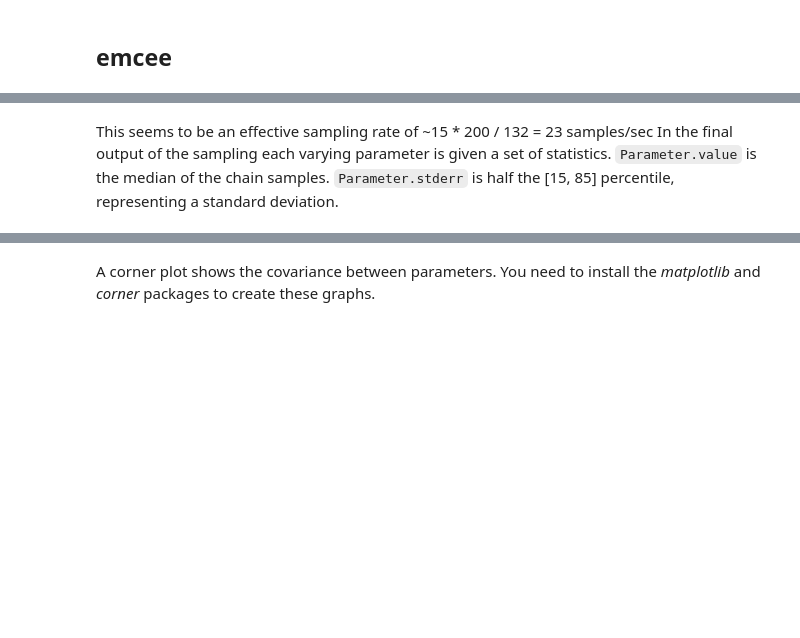
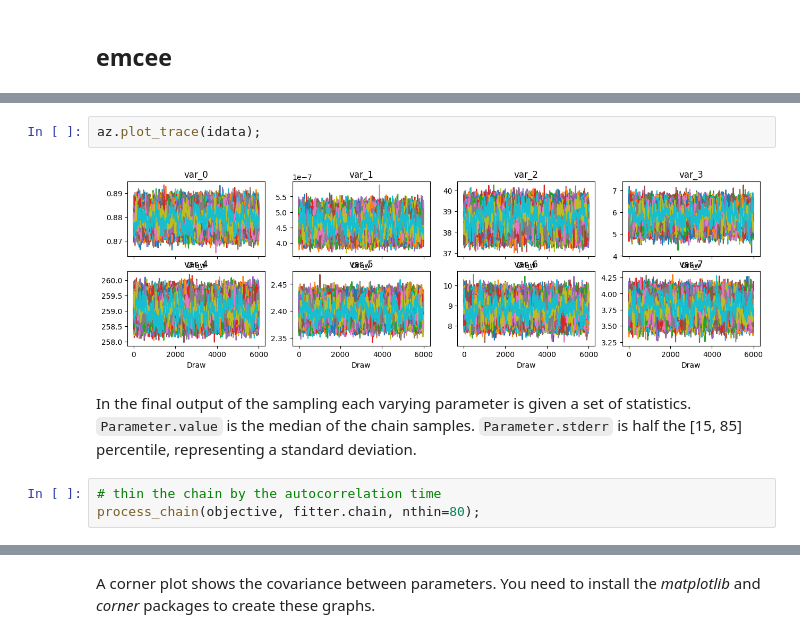
Before and after one commit to refnx/refnx, a Jupyter notebook: doc/emcee_pymc_dynesty.ipynb, the cells around one changed output, grey strips where cells are left out. Cells and saved outputs as stored; diff of their text form; blank space fills up the shorter version.

```diff
--- a/doc/emcee_pymc_dynesty.ipynb
+++ b/doc/emcee_pymc_dynesty.ipynb
@@ -138,6 +158,12 @@ res = fitter.sample(15, nthin=200, pool=-1)
+# %%
+az.plot_trace(idata);
+# %% [output]
+[figure, added]
 # %% [markdown]
-This seems to be an effective sampling rate of ~15 * 200 / 132 = 23 samples/sec
 In the final output of the sampling each varying parameter is given a set of statistics. `Parameter.value` is the median of the chain samples. `Parameter.stderr` is half the [15, 85] percentile, representing a standard deviation.
+# %%
+# thin the chain by the autocorrelation time
+process_chain(objective, fitter.chain, nthin=80);
 # %%
 print(objective)
 # %% [output]
```
Also changed, not shown: parts of 28 cells of this notebook.
